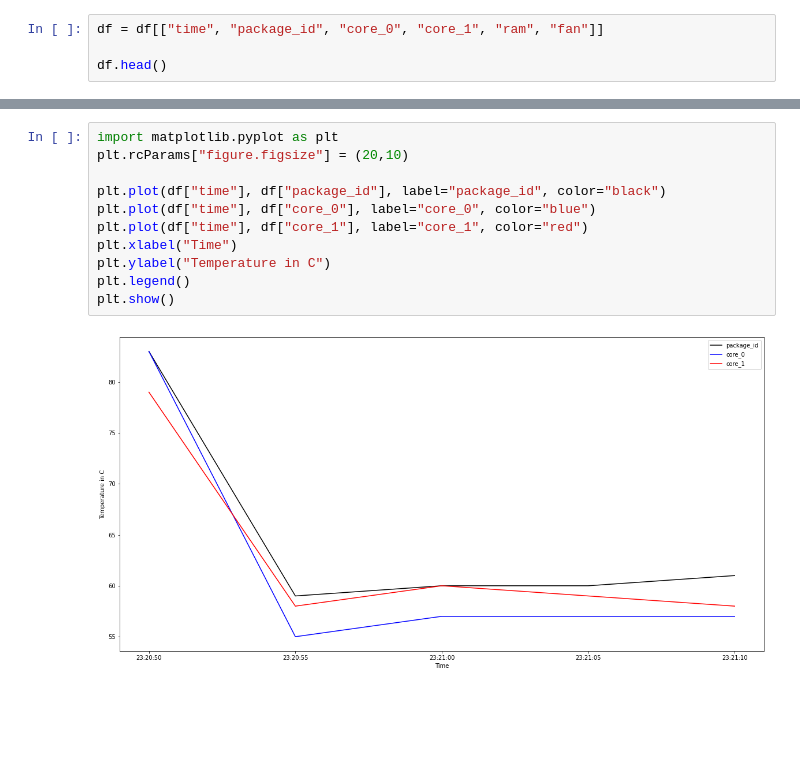
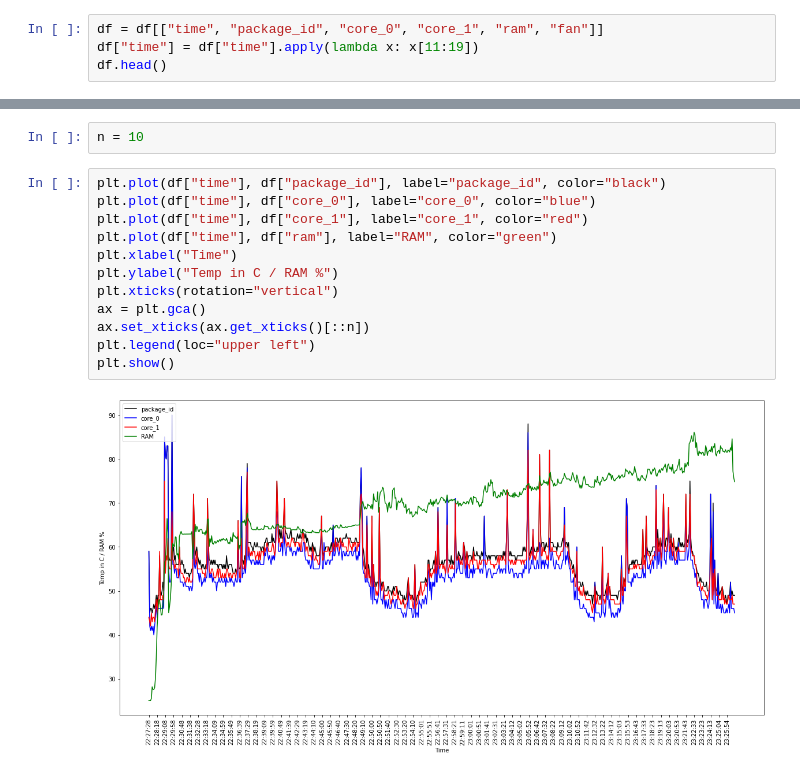
Before and after one commit to Sriram-bb63/Temperature-log, a Jupyter notebook: graph.ipynb, the cells around one changed output, grey strips where cells are left out. Saved outputs shown, nothing was run; the diff lists cells and outputs as text; blank space fills up the shorter version.

Commit message:
improve ipynb graph

```diff
--- a/graph.ipynb
+++ b/graph.ipynb
@@ -14,6 +14,6 @@ df.head()
 # %%
 df = df[["time", "package_id", "core_0", "core_1", "ram", "fan"]]
-
+df["time"] = df["time"].apply(lambda x: x[11:19])
 df.head()
 # %% [output]
 |  | time | package_id | core_0 | core_1 | ram | fan |
@@ -25,14 +32,17 @@ df.head()
+# %%
+n = 10
 # %%
-import matplotlib.pyplot as plt
-plt.rcParams["figure.figsize"] = (20,10)
-
 plt.plot(df["time"], df["package_id"], label="package_id", color="black")
 plt.plot(df["time"], df["core_0"], label="core_0", color="blue")
 plt.plot(df["time"], df["core_1"], label="core_1", color="red")
+plt.plot(df["time"], df["ram"], label="RAM", color="green")
 plt.xlabel("Time")
-plt.ylabel("Temperature in C")
-plt.legend()
+plt.ylabel("Temp in C / RAM %")
+plt.xticks(rotation="vertical")
+ax = plt.gca()
+ax.set_xticks(ax.get_xticks()[::n])
+plt.legend(loc="upper left")
 plt.show()
 # %% [output]
-[figure, old version]
+[figure, new version]
 # %%
```
Also changed, not shown: parts of 6 cells of this notebook, 2 other files.
